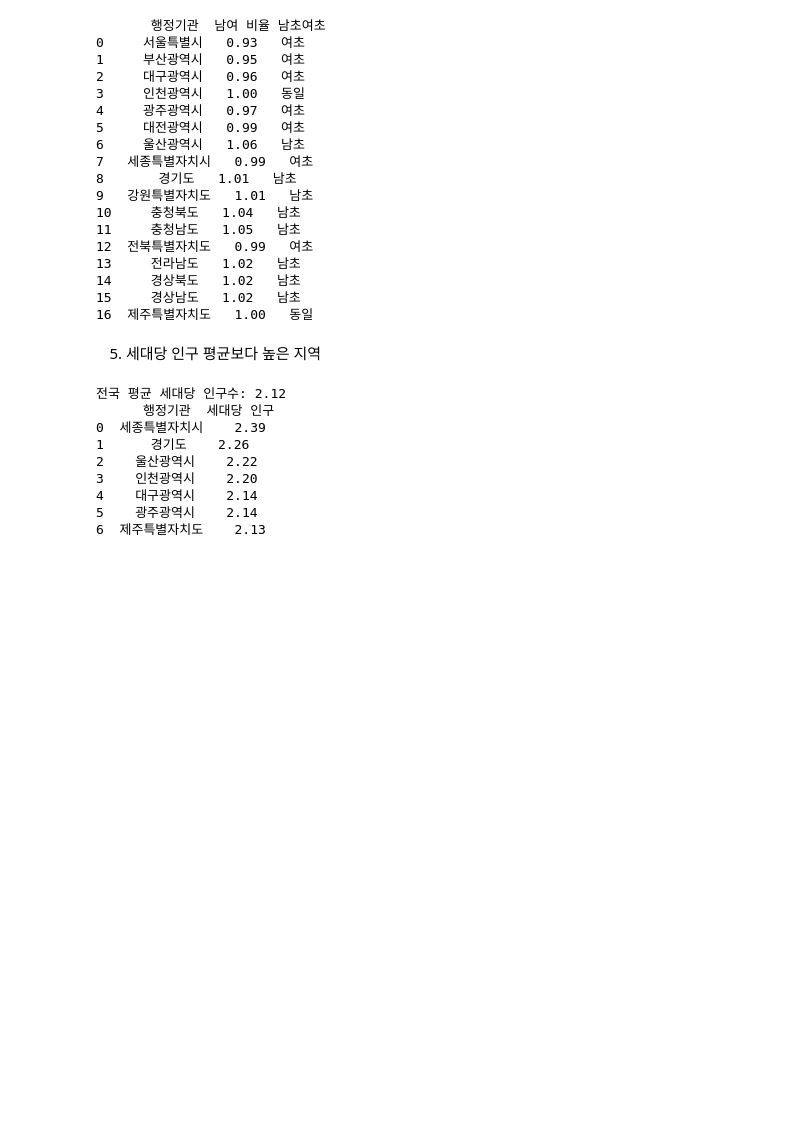
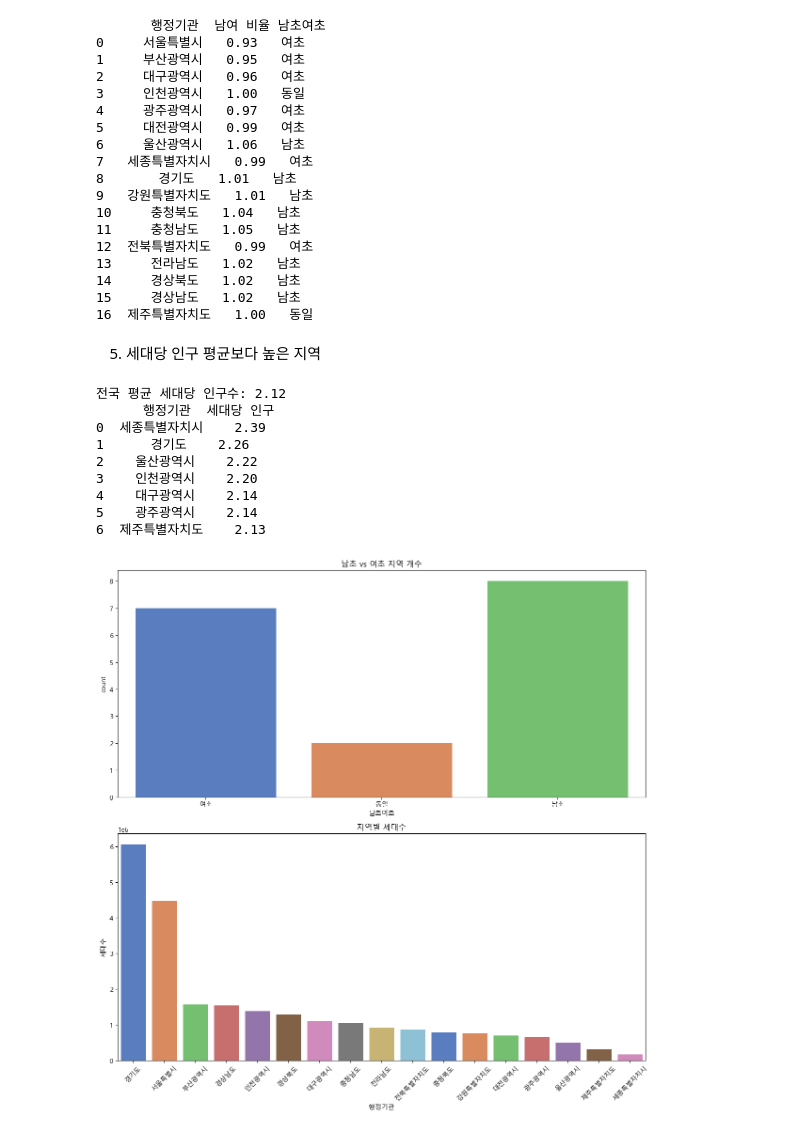
Before and after one commit to SJY8179/Python_Webscrapping_Analysis, a Jupyter notebook: webscrapping_practice/04_연습문제_인구현황 데이터 분석.ipynb, the cells around one changed output. Drawn from its saved outputs; the diff is of its cells as text; code cells hidden in the pictures; blank space fills up the shorter version.

```diff
--- a/webscrapping_practice/04_연습문제_인구현황 데이터 분석.ipynb
+++ b/webscrapping_practice/04_연습문제_인구현황 데이터 분석.ipynb
@@ -316,3 +316,67 @@ print(result_df)
 4    대구광역시    2.14
 5    광주광역시    2.14
 6  제주특별자치도    2.13
+# %%
+import pandas as pd
+import matplotlib.pyplot as plt
+import seaborn as sns
+import matplotlib.font_manager as fm
+
+# --- 한글 폰트 설정 (Windows 사용자 기준) ---
+# 폰트 경로를 시스템에 맞게 지정해야 합니다.
+try:
+    font_path = 'C:/Windows/Fonts/malgun.ttf'
+    font_prop = fm.FontProperties(fname=font_path)
+    plt.rc('font', family=font_prop.get_name())
+except FileNotFoundError:
+    print("맑은 고딕 폰트를 찾을 수 없습니다. 기본 폰트로 설정됩니다. (한글이 깨질 수 있습니다)")
+# ---------------------------------------------
+
+# '인구현황.csv' 파일을 utf-8 인코딩으로 불러옵니다.
+df = pd.read_csv('../data/인구현황.csv', encoding='utf-8')
+
+# '전국' 행 제외
+df = df[df['행정기관'] != '전국']
+
+# --- 데이터 준비 ---
+# 1. '남초여초' 분석을 위한 데이터 준비
+df['남여 비율'] = round(df['남자 인구수'] / df['여자 인구수'], 2)
+
+def check_gender_ratio(ratio):
+    if ratio > 1:
+        return '남초'
+    elif ratio < 1:
+        return '여초'
+    else:
+        return '동일'
+df['남초여초'] = df['남여 비율'].apply(check_gender_ratio)
+
+# 2. '지역별 세대수' 분석을 위한 데이터 준비 (세대수 기준 정렬)
+df_household_sorted = df.sort_values(by='세대수', ascending=False)
+
+
+# --- Plot 2개 생성 ---
+# 2행 1열의 그래프 공간(figure)을 생성합니다. figsize로 전체 크기를 조절합니다.
+fig, axes = plt.subplots(2, 1, figsize=(12, 12))
+
+
+# --- 첫 번째 Plot (남초 vs 여초 개수) ---
+sns.countplot(data=df, x='남초여초', ax=axes[0], palette='muted', hue='남초여초', legend=False)
+axes[0].set_title('남초 vs 여초 지역 개수')
+axes[0].set_xlabel('남초여초') # x축 이름 설정
+axes[0].set_ylabel('count')     # y축 이름 설정
+
+
+# --- 두 번째 Plot (지역별 세대수) ---
+sns.barplot(data=df_household_sorted, x='행정기관', y='세대수', ax=axes[1], palette='muted', hue='행정기관', legend=False)
+axes[1].set_title('지역별 세대수')
+axes[1].set_ylabel('세대수') # y축 이름 설정
+# setp()를 사용해 x축 눈금 레이블의 속성을 설정 (회전)
+plt.setp(axes[1].get_xticklabels(), rotation=45)
+
+
+# --- 최종 마무리 ---
+plt.tight_layout() # 두 그래프가 겹치지 않게 레이아웃 최적화
+plt.show()
+# %% [output]
+[figure, added]
```
